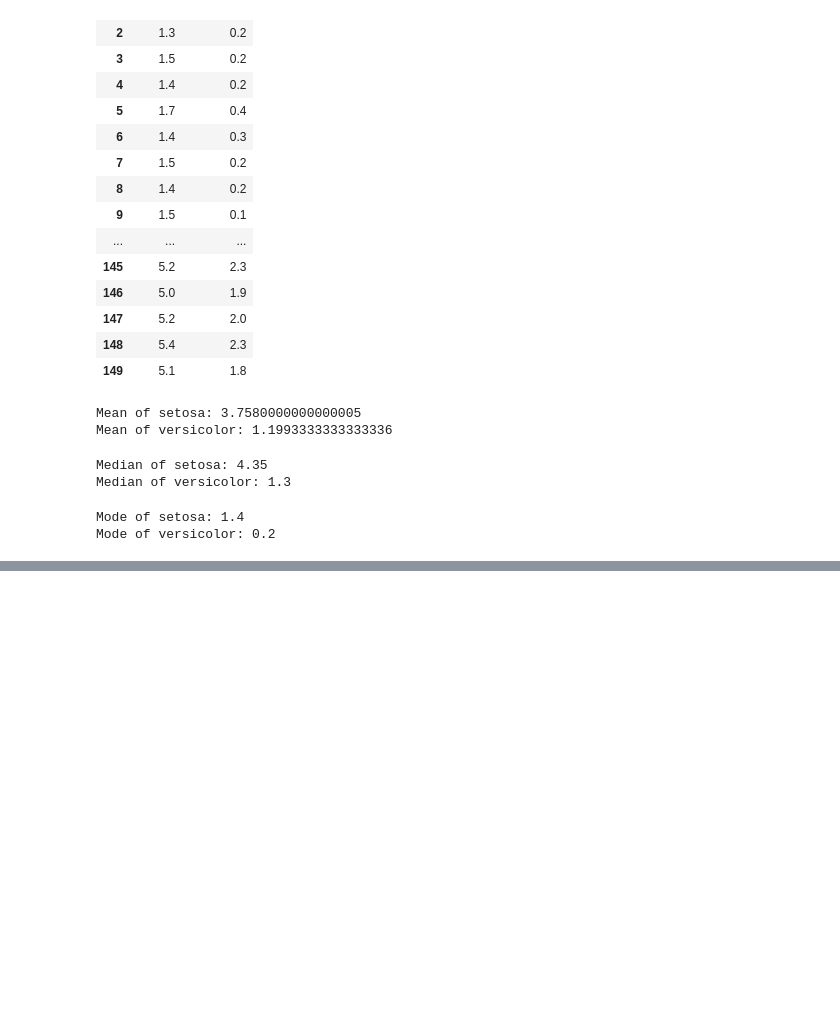
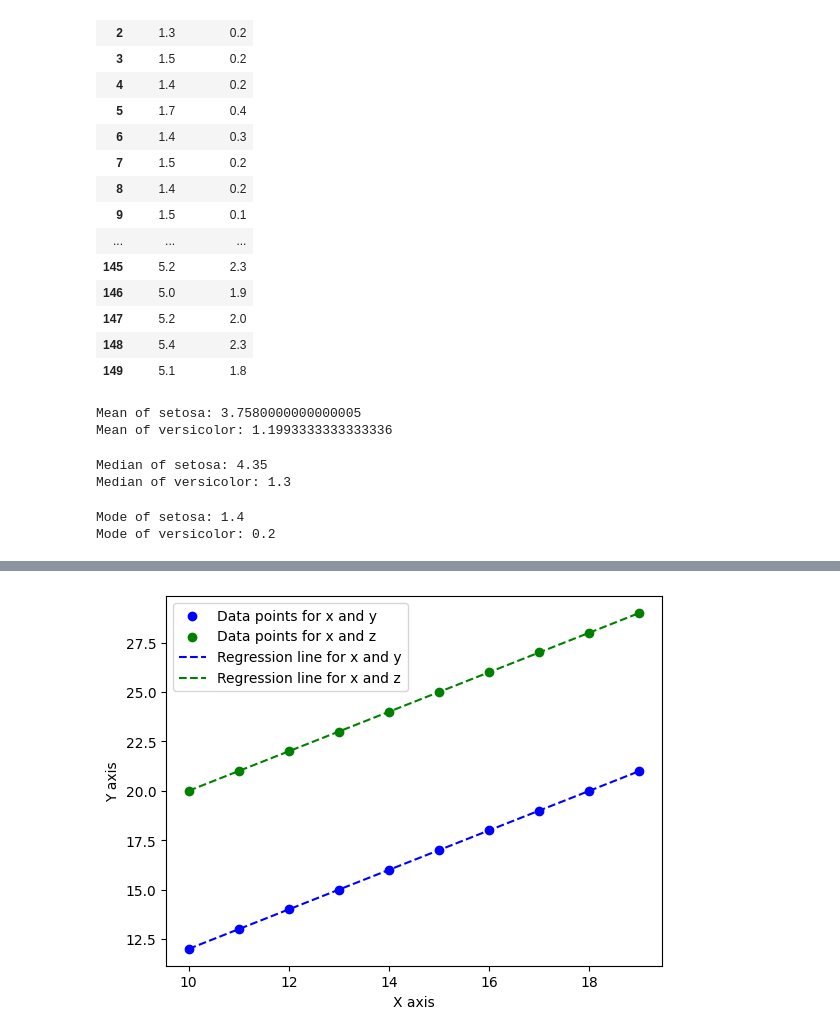
Before and after one commit to Sahadipankar/College-Practice-Coding, a Jupyter notebook: Python/Jupyter Notebook/clg_class_course.ipynb, the cells around one changed output, grey strips where cells are left out. Saved outputs shown, nothing was run; the diff lists cells and outputs as text; code cells hidden in the pictures; blank space fills up the shorter version.

```diff
--- a/Python/Jupyter Notebook/clg_class_course.ipynb
+++ b/Python/Jupyter Notebook/clg_class_course.ipynb
@@ -181,0 +544,63 @@ Mode of versicolor: 0.2
+# %%
+import matplotlib.pyplot as plt  # Importing the plotting library for visualization
+from scipy import stats  # Importing the stats module from SciPy for statistical functions
+
+# Define the data points for x, y, and z
+x = [10, 11, 12, 13, 14, 15, 16, 17, 18, 19]
+y = [12, 13, 14, 15, 16, 17, 18, 19, 20, 21]
+z = [20, 21, 22, 23, 24, 25, 26, 27, 28, 29]
+
+# Perform linear regression for x and y
+slope1, intercept1, r_val1, p_val1, std_err1 = stats.linregress(x, y)
+# Perform linear regression for x and z
+slope2, intercept2, r_val2, p_val2, std_err2 = stats.linregress(x, z)
+
+# Print the results of the linear regression for x and y
+print("Linear regression results for x and y:")
+print("Slope:", slope1)
+print("Intercept:", intercept1)
+print("R-squared value:", r_val1**2)  # Squaring r_val to get R-squared
+print("P-value:", p_val1)
+print("Standard error:", std_err1)
+print()  # Print a newline for better readability
+
+# Print the results of the linear regression for x and z
+print("Linear regression results for x and z:")
+print("Slope:", slope2)
+print("Intercept:", intercept2)
+print("R-squared value:", r_val2**2)  # Squaring r_val to get R-squared
+print("P-value:", p_val2)
+print("Standard error:", std_err2)
+print()  # Print a newline for better readability
+
+# Calculate the predicted y-values and z-values using the regression line equations
+list1 = []
+list2 = []
+for i in x:
+    list1.append(slope1 * i + intercept1)  # Predicted y-values
+    list2.append(slope2 * i + intercept2)  # Predicted z-values
+
+# Print the predicted values for y and z
+print("\nPredicted y-values:", list1)
+print("\nPredicted z-values:", list2)
+print()  # Print a newline for better readability
+
+# Plot the data and the regression lines
+plt.xlabel("X axis")  # Label for x-axis
+plt.ylabel("Y axis")  # Label for y-axis
+
+# Scatter plot for x and y
+plt.scatter(x, y, label='Data points for x and y', color='blue')
+# Scatter plot for x and z
+plt.scatter(x, z, label='Data points for x and z', color='green')
+# Regression line for x and y
+plt.plot(x, list1, label='Regression line for x and y', color='blue', linestyle='--')
+# Regression line for x and z
+plt.plot(x, list2, label='Regression line for x and z', color='green', linestyle='--')
+
+# Add a legend to the plot
+plt.legend()
+
+# Show the plot
+plt.show()
+# %% [output]
@@ -181,0 +625 @@ Mode of versicolor: 0.2
+[figure, added]
```
Also changed, not shown: parts of 14 cells of this notebook, 6 other files.
